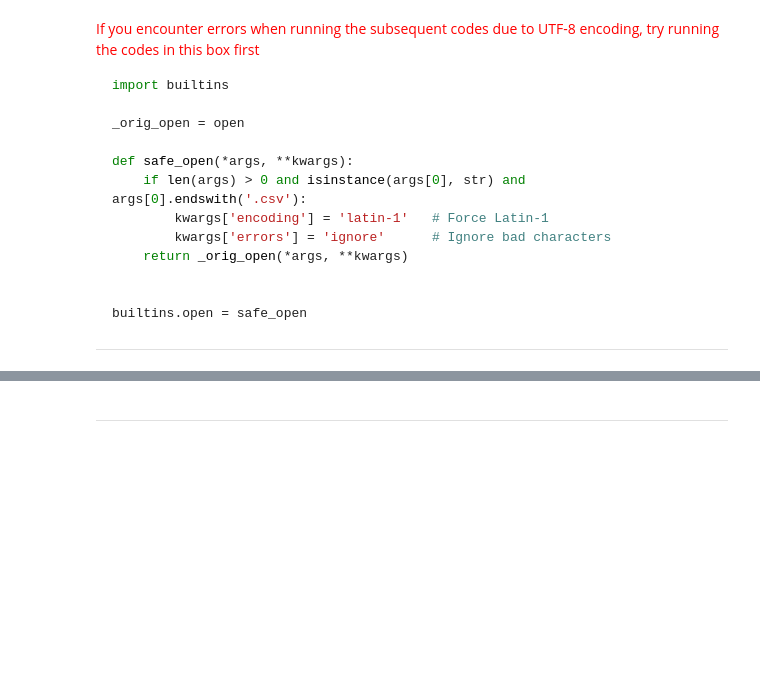
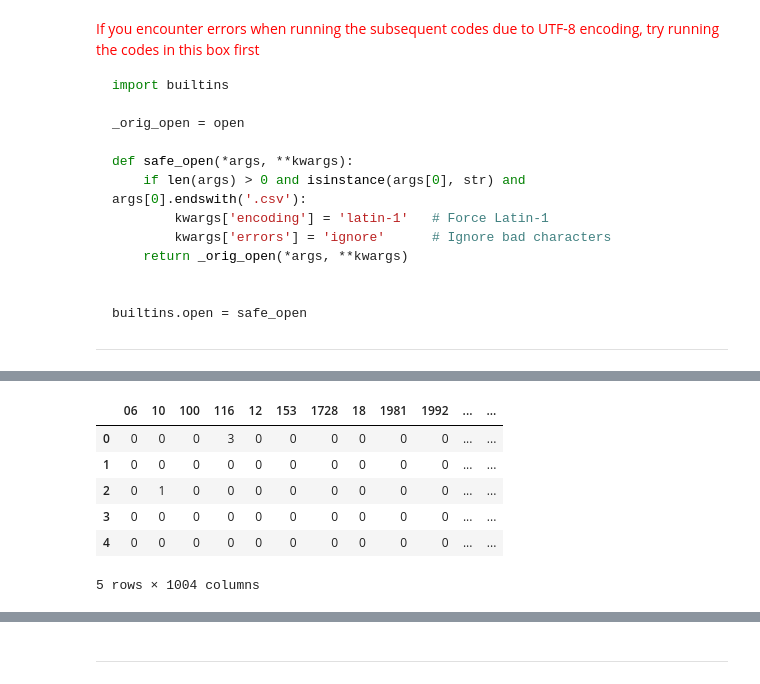
Before and after one commit to Ats-Tewe/DM2025-Lab1-Exercise, a Jupyter notebook: DM2025-Lab1-Homework.ipynb, the cells around one changed output, grey strips where cells are left out. Drawn from its saved outputs; the diff is of its cells as text; code cells hidden in the pictures; blank space fills up the shorter version.

```diff
--- a/DM2025-Lab1-Homework.ipynb
+++ b/DM2025-Lab1-Homework.ipynb
@@ -2042,0 +1323,11 @@ Implement the FAE Top-K and MaxFPGrowth algorithms from the PAMI library to anal
+# %%
+# Example for Positive
+term_document_dfs['positive'].head()
+# %% [output]
+|  | 06 | 10 | 100 | 116 | 12 | 153 | 1728 | 18 | 1981 | 1992 | ... | ... |
+| 0 | 0 | 0 | 0 | 3 | 0 | 0 | 0 | 0 | 0 | 0 | ... | ... |
+| 1 | 0 | 0 | 0 | 0 | 0 | 0 | 0 | 0 | 0 | 0 | ... | ... |
+| 2 | 0 | 1 | 0 | 0 | 0 | 0 | 0 | 0 | 0 | 0 | ... | ... |
+| 3 | 0 | 0 | 0 | 0 | 0 | 0 | 0 | 0 | 0 | 0 | ... | ... |
+| 4 | 0 | 0 | 0 | 0 | 0 | 0 | 0 | 0 | 0 | 0 | ... | ... |
+5 rows × 1004 columns
```
Also changed, not shown: parts of 243 cells of this notebook, 8 other files.
